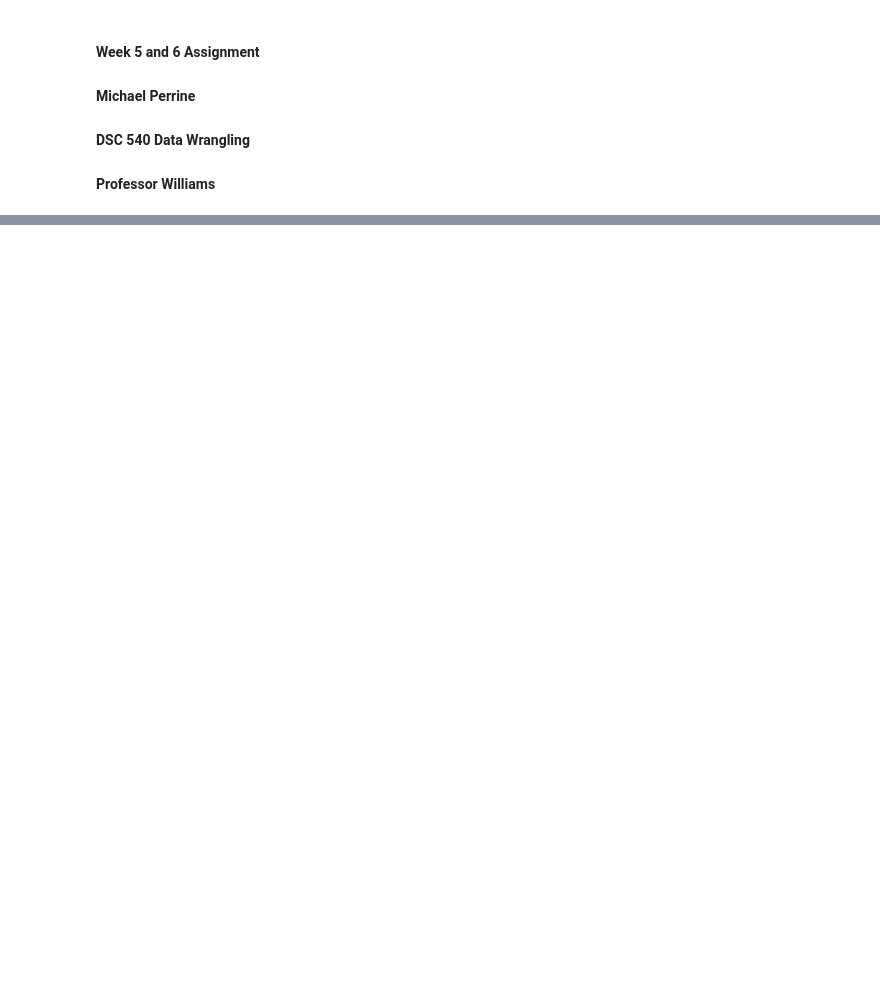
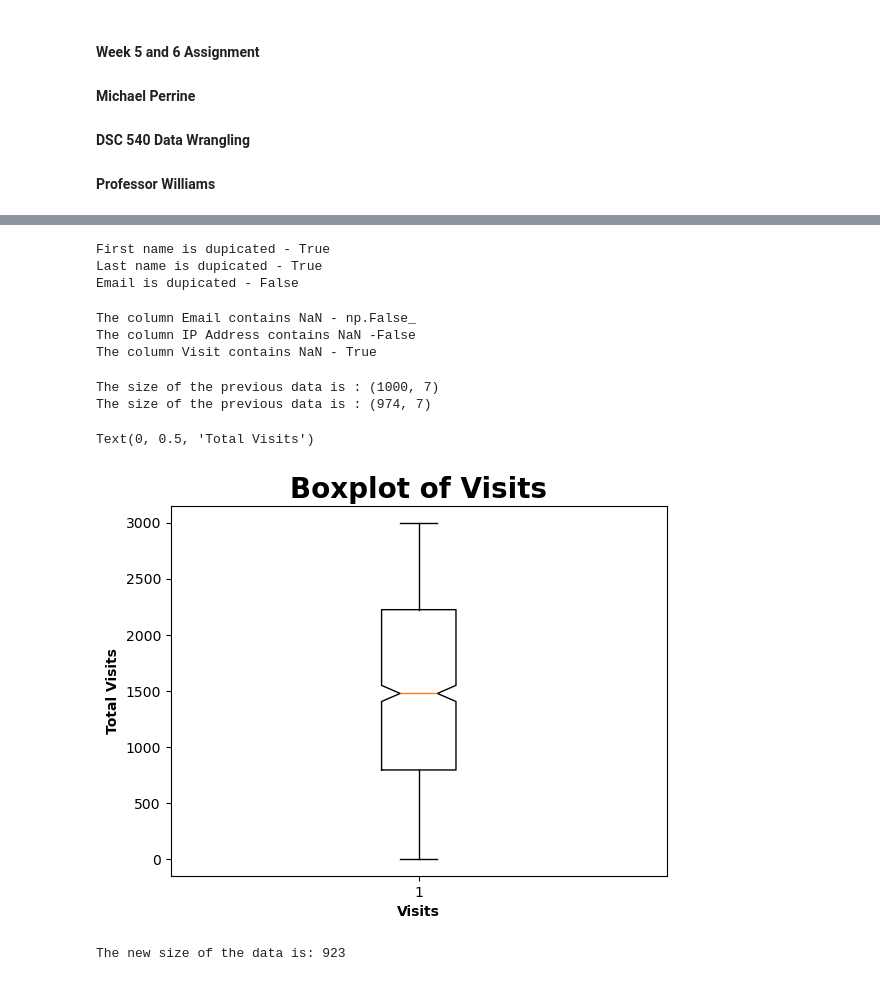
Before and after one commit to MWPerrineJr/data-prep, a Jupyter notebook: Week 5-6 Assignment.ipynb, the cells around one changed output, grey strips where cells are left out. Cells and saved outputs as stored; diff of their text form; code cells hidden in the pictures; blank space fills up the shorter version.

```diff
--- a/Week 5-6 Assignment.ipynb
+++ b/Week 5-6 Assignment.ipynb
@@ -76,0 +168,3 @@ country_gdp
+# %%
+# Load data
+data = pd.read_csv(r"visit_data.csv")
@@ -76,0 +181,45 @@ country_gdp
+# %%
+# Check to see if data is duplicated
+print("First name is dupicated - {}".format(any(data.first_name.duplicated())))
+print("Last name is dupicated - {}".format(any(data.last_name.duplicated())))
+print("Email is dupicated - {}".format(any(data.email.duplicated())))
+# %% [output]
+First name is dupicated - True
+Last name is dupicated - True
+Email is dupicated - False
+# %%
+# Check for NaN values the code displays different ways to display the result
+print("The column Email contains NaN - %r " % data.email.isnull().values.any())
+print("The column IP Address contains NaN -%s "% data.ip_address.isnull().values.any())
+print("The column Visit contains NaN - %s " % data.visit.isnull().values.any())
+# %% [output]
+The column Email contains NaN - np.False_
+The column IP Address contains NaN -False
+The column Visit contains NaN - True
+# %%
+# This code adjusts the size of the data
+data_prev=data.shape # This code preserves the original size
+data = data[np.isfinite(data["visit"])] # This code
+data_after = data.shape
+# %%
+print("The size of the previous data is :", data_prev)
+print("The size of the previous data is :", data_after)
+# %% [output]
+The size of the previous data is : (1000, 7)
+The size of the previous data is : (974, 7)
+# %%
+plt.boxplot(data.visit, notch= True)
+plt.title("Boxplot of Visits",fontsize = 20, weight = "bold")
+plt.xlabel("Visits", fontsize = 10, weight = "bold")
+plt.ylabel("Total Visits", fontsize = 10, weight = "bold")
+# %% [output]
+Text(0, 0.5, 'Total Visits')
+[figure, added]
+# %%
+# This code removes the outliers and provides the
+# new size of the data set
+new_data = data[(data["visit"] <= 2900) & \
+    (data["visit"] >=100)]
+print("The new size of the data is: {}".format(*new_data.shape))
+# %% [output]
+The new size of the data is: 923
```
Also changed, not shown: parts of 16 cells of this notebook, 1 other file.
